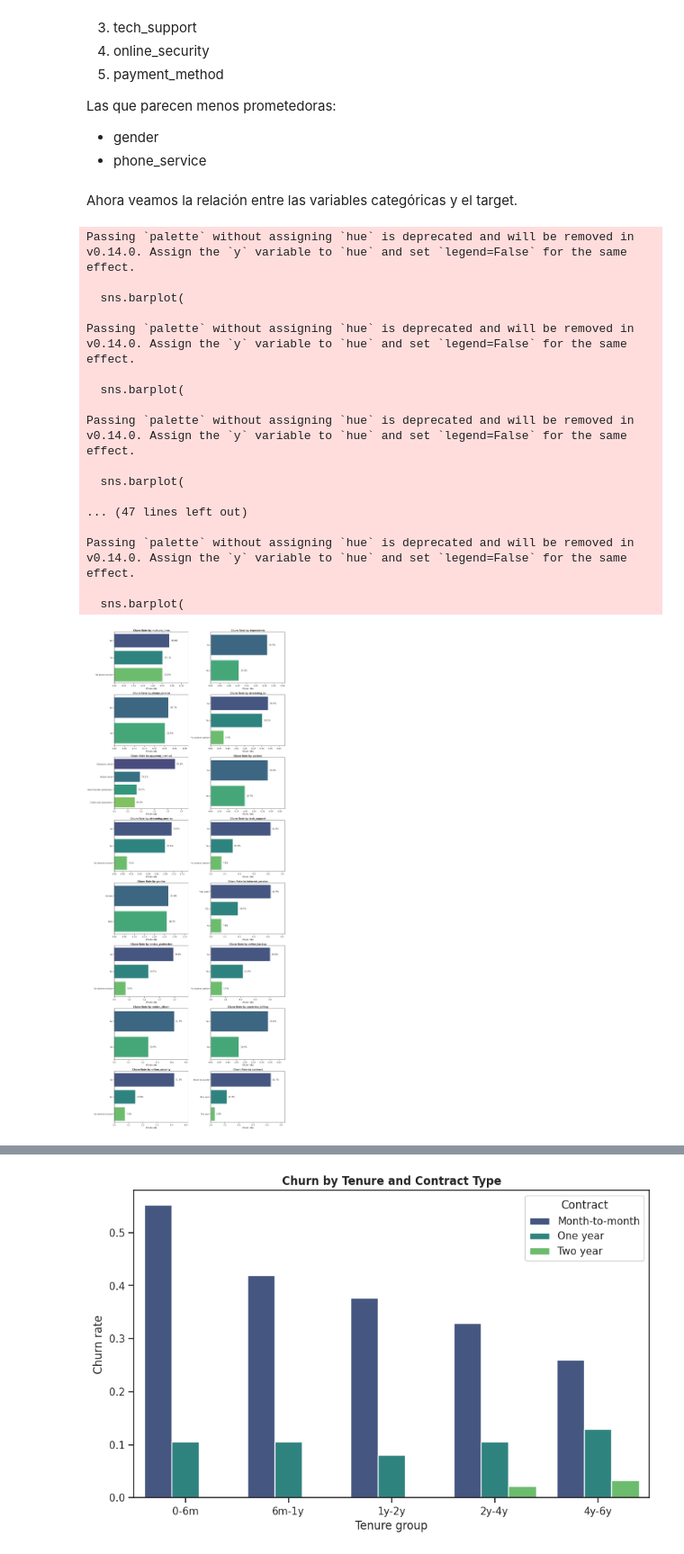
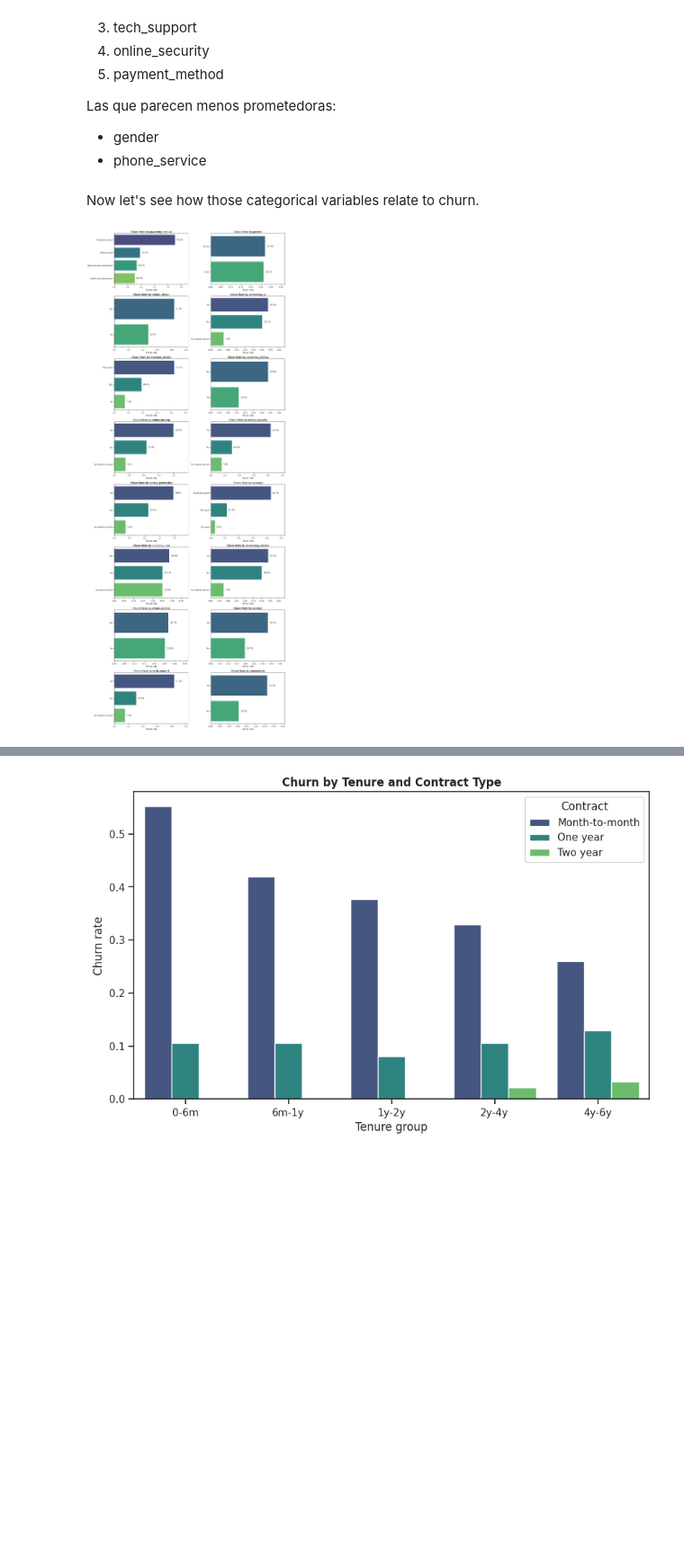
Before and after one commit to RicardoFW11/telco_customer_churn, a Jupyter notebook: notebook.ipynb, the cells around one changed output, grey strips where cells are left out. Shown at 90% size. Saved outputs shown, nothing was run; the diff lists cells and outputs as text; code cells hidden in the pictures; blank space fills up the shorter version.

```diff
--- a/notebook.ipynb
+++ b/notebook.ipynb
@@ -306,6 +287,6 @@ Lets verify the distribution of the target variable.
 # %%
 plt.figure(figsize=(8,5))
-ax = sns.countplot(data=df, x='churn', palette='Set2')
+ax = sns.countplot(data=df, x='churn', hue='churn', palette='Set2', legend=False)
 
 total = len(df)
 
@@ -444,16 +412,18 @@ for i, col in enumerate(num_vars):
     sns.boxplot(
         x="churn",
         y=col,
+        hue="churn",
         data=df,
         ax=axes[i],
-        palette="Set2"
+        palette="Set2",
+        legend=False
     )
 
     axes[i].set_title(f"{col} vs Churn", fontsize=14)
     axes[i].set_xlabel("Churn")
     axes[i].set_ylabel(col)
 
-# Eliminar ejes sobrantes
+# Remove extra axes
 for j in range(i + 1, len(axes)):
     fig.delaxes(axes[j])
 
@@ -541,11 +496,11 @@ Las que parecen menos prometedoras:
 * gender
 * phone_service
 # %% [markdown]
-Ahora veamos la relación entre las variables categóricas y el target.
+Now let's see how those categorical variables relate to churn.
 # %%
 sns.set(style="ticks")
 
-cat_cols = categorical_columns  # tu lista de categóricas
+cat_cols = categorical_columns
 n_cols = 2
 n_rows = int(np.ceil(len(cat_cols) / n_cols))
 
@@ -556,56 +511,41 @@ for i, col in enumerate(cat_cols):
 
     ax = axes[i]
 
-    # calcular churn rate
+    # Compute churn rate per category
     churn_rate = (
         df.groupby(col)['churn']
         .value_counts(normalize=True)
         .unstack()
         .fillna(0)
     )
 
     churn_rate = churn_rate["Yes"].sort_values(ascending=False)
 
     sns.barplot(
         x=churn_rate.values,
         y=churn_rate.index,
+        hue=churn_rate.index,
         ax=ax,
-        palette="viridis"
+        palette="viridis",
+        legend=False
     )
 
     ax.set_title(f"Churn Rate by {col}", fontsize=13, weight="bold")
     ax.set_xlabel("Churn rate")
     ax.set_ylabel("")
 
-    # etiquetas %
+    # Percentage labels
     for j, v in enumerate(churn_rate.values):
         ax.text(v + 0.01, j, f"{v:.1%}", va="center")
 
     ax.set_xlim(0, churn_rate.max() + 0.1)
 
-# borrar ejes vacíos
+# Remove empty axes
 for j in range(i+1, len(axes)):
     fig.delaxes(axes[j])
 
 plt.tight_layout()
 plt.show()
 # %% [output]
-Passing `palette` without assigning `hue` is deprecated and will be removed in v0.14.0. Assign the `y` variable to `hue` and set `legend=False` for the same effect.
-
-  sns.barplot(
-
-Passing `palette` without assigning `hue` is deprecated and will be removed in v0.14.0. Assign the `y` variable to `hue` and set `legend=False` for the same effect.
-
-  sns.barplot(
-
-Passing `palette` without assigning `hue` is deprecated and will be removed in v0.14.0. Assign the `y` variable to `hue` and set `legend=False` for the same effect.
-
-  sns.barplot(
-
-... (47 lines left out)
-
-Passing `palette` without assigning `hue` is deprecated and will be removed in v0.14.0. Assign the `y` variable to `hue` and set `legend=False` for the same effect.
-
-  sns.barplot(
-[figure, old version]
+[figure, new version]
 # %% [markdown]
```
Also changed, not shown: parts of 155 cells of this notebook, 1 other file.
